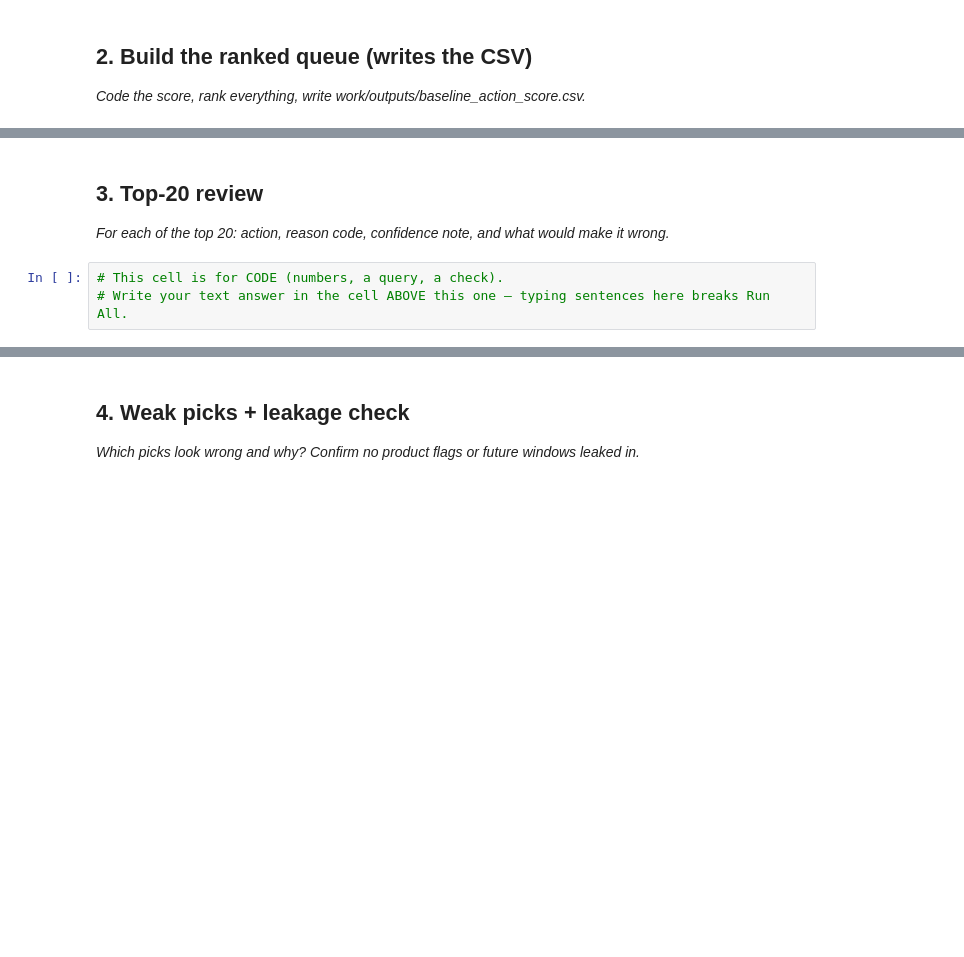
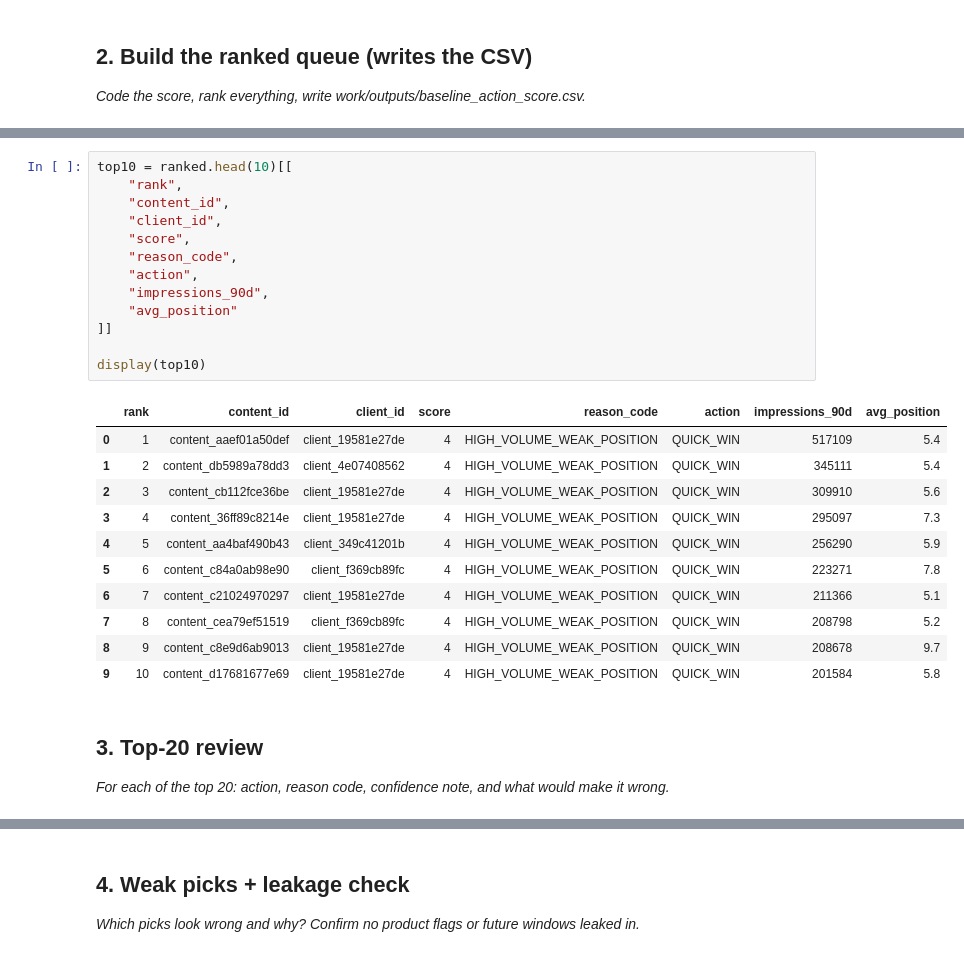
Before and after one commit to malaikasaleem944/malaika_flyrank, a Jupyter notebook: work/notebooks/w04_baseline_score.ipynb, the cells around one changed output, grey strips where cells are left out. Cells and saved outputs as stored; diff of their text form; blank space fills up the shorter version.

```diff
--- a/work/notebooks/w04_baseline_score.ipynb
+++ b/work/notebooks/w04_baseline_score.ipynb
@@ -23,7 +366,29 @@ This skeleton is yours to fill. Work the sections **in order** — each one has
+# %%
+top10 = ranked.head(10)[[
+    "rank",
+    "content_id",
+    "client_id",
+    "score",
+    "reason_code",
+    "action",
+    "impressions_90d",
+    "avg_position"
+]]
+
+display(top10)
+# %% [output]
+|  | rank | content_id | client_id | score | reason_code | action | impressions_90d | avg_position |
+| 0 | 1 | content_aaef01a50def | client_19581e27de | 4 | HIGH_VOLUME_WEAK_POSITION | QUICK_WIN | 517109 | 5.4 |
+| 1 | 2 | content_db5989a78dd3 | client_4e07408562 | 4 | HIGH_VOLUME_WEAK_POSITION | QUICK_WIN | 345111 | 5.4 |
+| 2 | 3 | content_cb112fce36be | client_19581e27de | 4 | HIGH_VOLUME_WEAK_POSITION | QUICK_WIN | 309910 | 5.6 |
+| 3 | 4 | content_36ff89c8214e | client_19581e27de | 4 | HIGH_VOLUME_WEAK_POSITION | QUICK_WIN | 295097 | 7.3 |
+| 4 | 5 | content_aa4baf490b43 | client_349c41201b | 4 | HIGH_VOLUME_WEAK_POSITION | QUICK_WIN | 256290 | 5.9 |
+| 5 | 6 | content_c84a0ab98e90 | client_f369cb89fc | 4 | HIGH_VOLUME_WEAK_POSITION | QUICK_WIN | 223271 | 7.8 |
+| 6 | 7 | content_c21024970297 | client_19581e27de | 4 | HIGH_VOLUME_WEAK_POSITION | QUICK_WIN | 211366 | 5.1 |
+| 7 | 8 | content_cea79ef51519 | client_f369cb89fc | 4 | HIGH_VOLUME_WEAK_POSITION | QUICK_WIN | 208798 | 5.2 |
+| 8 | 9 | content_c8e9d6ab9013 | client_19581e27de | 4 | HIGH_VOLUME_WEAK_POSITION | QUICK_WIN | 208678 | 9.7 |
+| 9 | 10 | content_d17681677e69 | client_19581e27de | 4 | HIGH_VOLUME_WEAK_POSITION | QUICK_WIN | 201584 | 5.8 |
 # %% [markdown]
 ## 3. Top-20 review
 
 *For each of the top 20: action, reason code, confidence note, and what would make it wrong.*
-# %%
-# This cell is for CODE (numbers, a query, a check).
-# Write your text answer in the cell ABOVE this one — typing sentences here breaks Run All.
```
Also changed, not shown: parts of 34 cells of this notebook.
